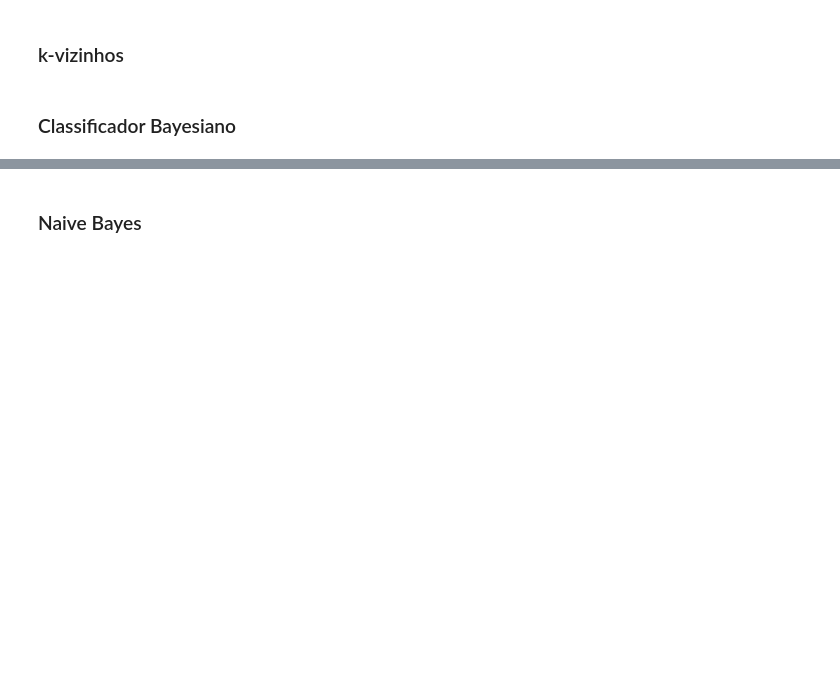
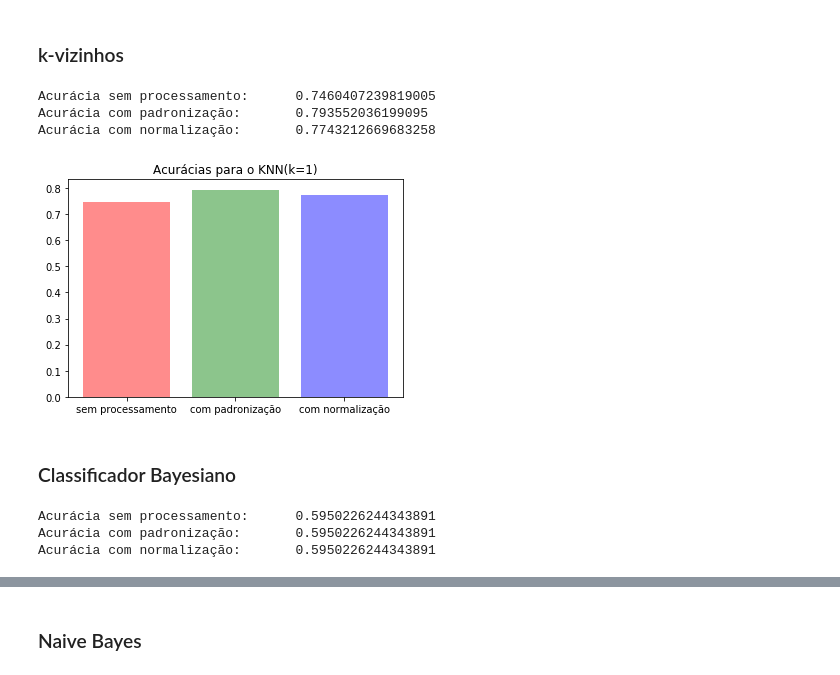
Before and after one commit to jceoval/Means-of-transportation-predict, a Jupyter notebook: Projeto.ipynb, the cells around one changed output, grey strips where cells are left out. Cells and saved outputs as stored; diff of their text form; code cells hidden in the pictures; blank space fills up the shorter version.

```diff
--- a/Projeto.ipynb
+++ b/Projeto.ipynb
@@ -204,21 +270,20 @@ from sklearn.preprocessing import MinMaxScaler
 # %% [markdown]
 ### k-vizinhos
 # %%
-#tipo:
-# 0 sem processamento
-# 1 com padronização
-# 2 com normalização
-def acuraciaKnnValor(features, tipo=0, p=0.7, metric='euclidean', k=1, dist=2):
+def acuraciaKnnValor(features, tipo=0, p=0.7, metric='euclidean', k=1, dist=2): #tipo: 0 sem processamento, 1 com padronização, 2 com normalização
+    legend = "sem processamento"
+
     X = np.array(features, dtype=float)
     #se quisermos a acurácia com padronização
     if tipo == 1:
         scaler = StandardScaler().fit(X)
         X = scaler.transform(X)
-
+        legend = "com padronização"
     if tipo == 2:
         scaler = MinMaxScaler(feature_range=(0,1))
         scaler.fit(X)
         X = scaler.transform(X)
+        legend = "com normalização"
 
     train_x, test_x, train_y, test_y = train_test_split(X, Y, test_size=1-p, random_state=42)
 
@@ -232,25 +297,37 @@ def acuraciaKnnValor(features, tipo=0, p=0.7, metric='euclidean', k=1, dist=2):
 
 print('Acurácia sem processamento:\t', acuraciaKnnValor(features, tipo=0))
 print('Acurácia com padronização:\t', acuraciaKnnValor(features, tipo=1))
-print('Acurácia com normalização:\t', acuraciaKnnValor(features, tipo=2))
+print('Acurácia com normalização:\t',acuraciaKnnValor(features, tipo=2))
+# %% [output]
+Acurácia sem processamento:      0.7460407239819005
+Acurácia com padronização:       0.793552036199095
+Acurácia com normalização:       0.7743212669683258
+# %%
+acur_aux = [acuraciaKnnValor(features, tipo=0), acuraciaKnnValor(features, tipo=1), acuraciaKnnValor(features, tipo=2)]
+numbers = np.arange(0, len(acur_aux))
+plt.bar(numbers, acur_aux, alpha=.45, color=['red', 'green', 'blue'])
+classificadores = ['sem processamento', 'com padronização', 'com normalização']
+plt.xticks(numbers, classificadores)
+plt.title('Acurácias para o KNN(k=1)')
+plt.show(True)
+# %% [output]
+[figure, added]
 # %% [markdown]
 ### Classificador Bayesiano
 # %%
-#tipo:
-# 0 sem processamento
-# 1 com padronização
-# 2 com normalização
-def acuraciaBayesValor(features, tipo=0, p=0.7):
-
+def acuraciaBayesValor(features, tipo=0, p=0.7): #tipo: 0 sem processamento, 1 com padronização, 2 com normalização
+    legend = "sem processamento"
     X = np.array(features, dtype=float)
     if tipo == 1:
         scaler = StandardScaler().fit(X)
         X = scaler.transform(X)
+        legend = "com padronização"
 
     if tipo == 2:
         scaler = MinMaxScaler(feature_range=(0,1))
         scaler.fit(X)
         X = scaler.transform(X)
+        legend = "com normalização"
 
     train_x, test_x, train_y, test_y = train_test_split(X, Y, test_size=1-p, random_state=42)
     P = pd.DataFrame(data=np.zeros((test_x.shape[0], len(classes))), columns = classes)
@@ -276,3 +353,7 @@ def acuraciaBayesValor(features, tipo=0, p=0.7):
 print('Acurácia sem processamento:\t', acuraciaBayesValor(features, tipo=0))
 print('Acurácia com padronização:\t', acuraciaBayesValor(features, tipo=1))
 print('Acurácia com normalização:\t', acuraciaBayesValor(features, tipo=2))
+# %% [output]
+Acurácia sem processamento:      0.5950226244343891
+Acurácia com padronização:       0.5950226244343891
+Acurácia com normalização:       0.5950226244343891
```
Also changed, not shown: parts of 49 cells of this notebook, 1 other file.
